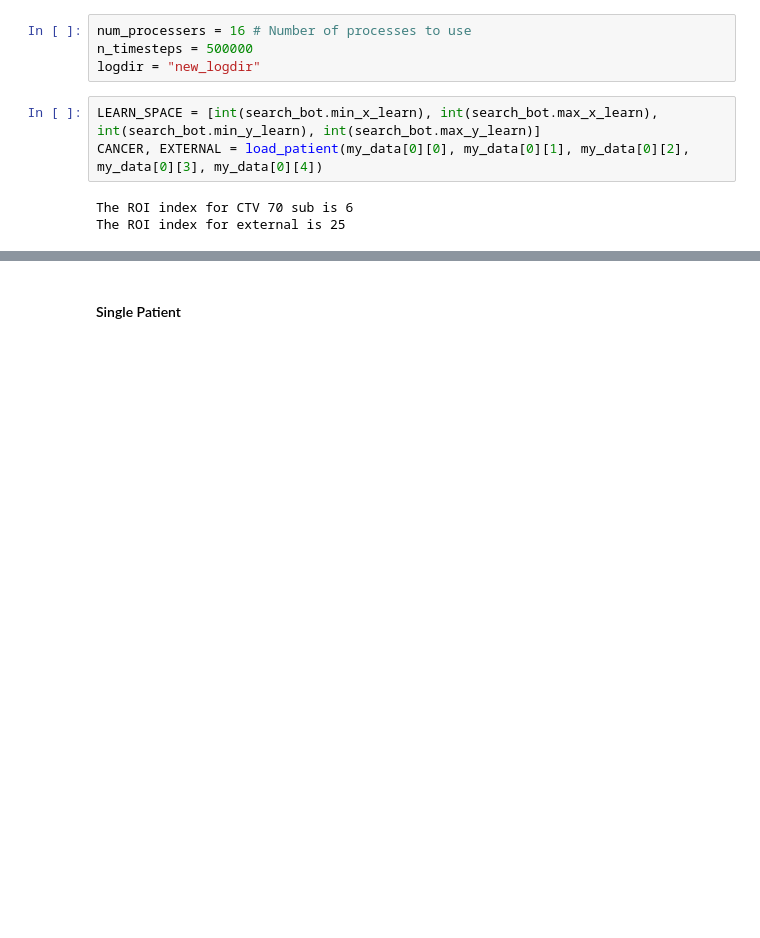
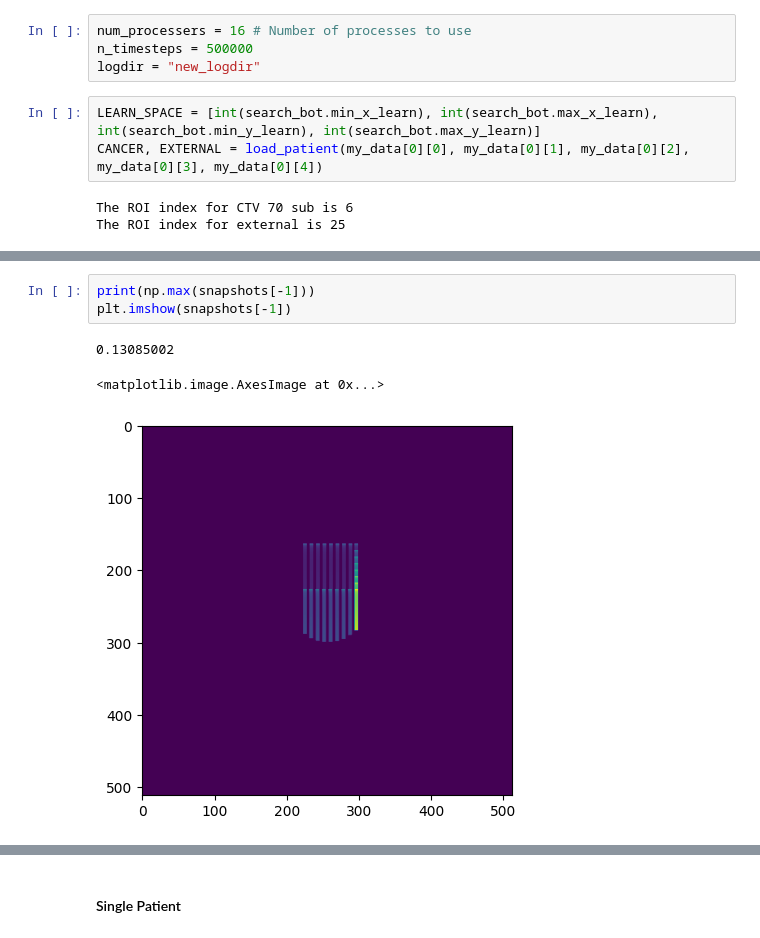
Before and after one commit to PRECISE-RT/PBT-Gym, a Jupyter notebook: notebooks/bortfeld_dose_update.ipynb, the cells around one changed output, grey strips where cells are left out. Drawn from its saved outputs; the diff is of its cells as text; blank space fills up the shorter version.

```diff
--- a/notebooks/bortfeld_dose_update.ipynb
+++ b/notebooks/bortfeld_dose_update.ipynb
@@ -1023,3 +1123,10 @@ The ROI index for external is 25
+# %%
+print(np.max(snapshots[-1]))
+plt.imshow(snapshots[-1])
+# %% [output]
+0.13085002
+<matplotlib.image.AxesImage at 0x...>
+[figure, added]
 # %%
 env = ParallelBeamEnv()
 check_env(env)
```
Also changed, not shown: parts of 16 cells of this notebook.
